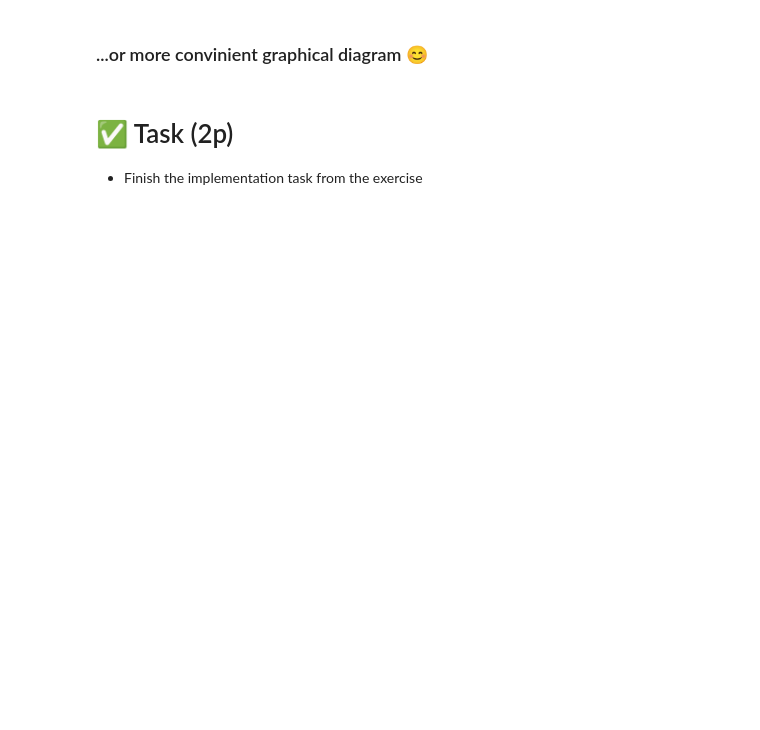
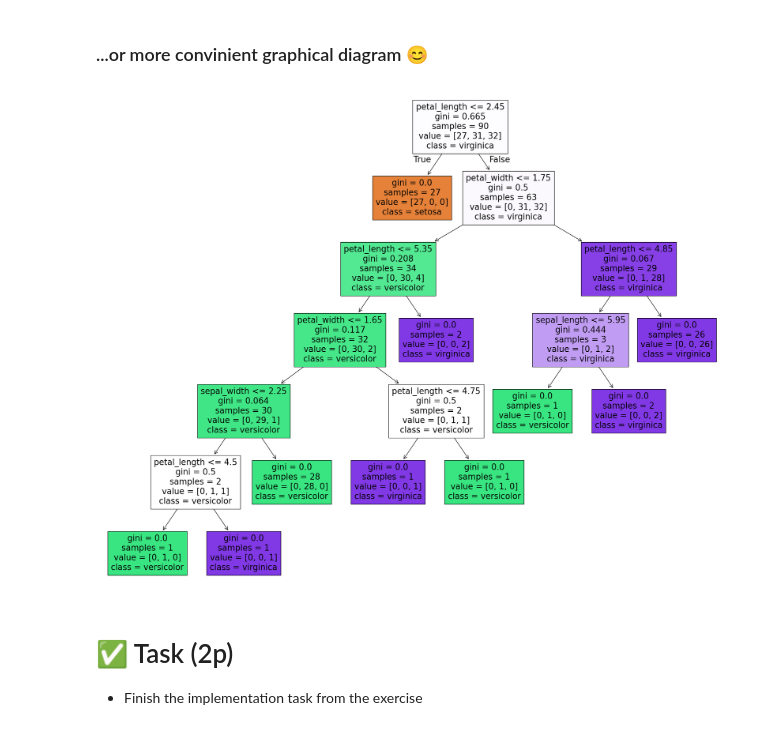
Before and after one commit to lubsar/EFREI-Introduction-to-Machine-Learning, a Jupyter notebook: iml_07.ipynb, the cells around one changed output. Saved outputs shown, nothing was run; the diff lists cells and outputs as text; code cells hidden in the pictures; blank space fills up the shorter version.

Commit message:
Ex 7 filled out

```diff
--- a/iml_07.ipynb
+++ b/iml_07.ipynb
@@ -261,3 +348,6 @@ X.shape, y.shape
 # %% [markdown]
 ## Lets continue with train test split process. Split dataset to train:test ratio 60:40. Check how many records/rows do you have in splitted variables.
 * 💡 Number of rows in the *X* and *y* in the Train/Test part of the data has to be equal
+# %%
+X_train, X_test, y_train, y_test = train_test_split(X, y, test_size=0.4, random_state=42)
+X_train.shape, X_test.shape, y_train.shape, y_test.shape
@@ -267,4 +367,8 @@ X.shape, y.shape
 # %% [markdown]
 # 🚀 Create the Decision tree classifier instance
+# %%
+clf = DecisionTreeClassifier()
 # %% [markdown]
 ## 💡 Use *fit()* method for training of classifier
+# %%
+clf.fit(X_train, y_train)
@@ -282,5 +428,10 @@ X.shape, y.shape
 # %% [markdown]
 ### ...or more convinient graphical diagram 😊
+# %%
+fig = plt.figure(figsize=(25,20))
+_ = plot_tree(clf, feature_names=list(X.columns.values), filled=True, class_names=clf.classes_)
+# %% [output]
+[figure, added]
 # %% [markdown]
 # ✅ Task (2p)
 * Finish the implementation task from the exercise
```
Also changed, not shown: parts of 30 cells of this notebook.
